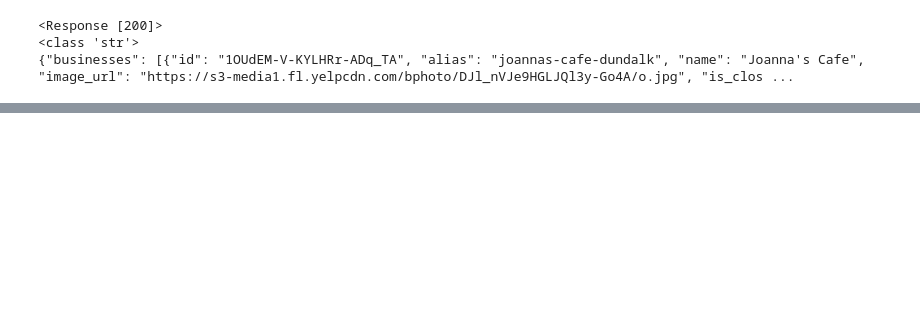
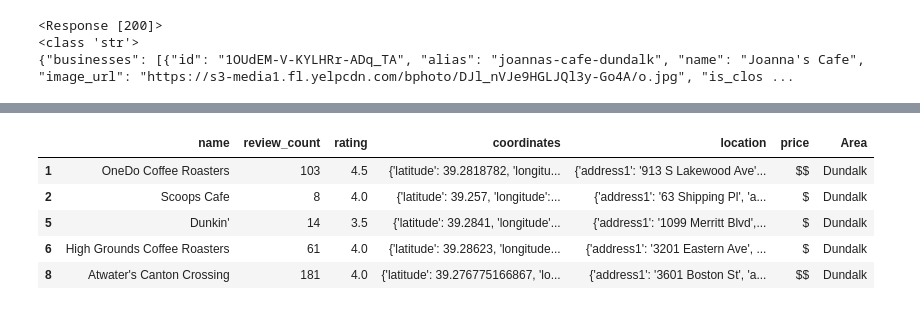
Before and after one commit to jaredfincke/Homework2, a Jupyter notebook: Notebooks/Data_Retrieval.ipynb, the cells around one changed output, grey strips where cells are left out. Drawn from its saved outputs; the diff is of its cells as text; code cells hidden in the pictures; blank space fills up the shorter version.

```diff
--- a/Notebooks/Data_Retrieval.ipynb
+++ b/Notebooks/Data_Retrieval.ipynb
@@ -101,6 +101,7 @@ print(response.text[:1000])
 ### Using the Pandas, I put the json into a dataframe and put the csv into the Data folder
 # %%
 ddf = pd.DataFrame.from_dict(response.json()['businesses'])
+ddf['Area'] = 'Dundalk'
 print(len(ddf))
 print(ddf.columns)
 ddf.head()
@@ -148,0 +184,10 @@ cddf = ddf.dropna(axis = 'rows');
+# %%
+Dundalk = cddf.drop(['id', 'alias', 'image_url', 'is_closed', 'url','categories','transactions','phone','display_phone','distance'], axis=1)
+Dundalk.head()
+# %% [output]
+|  | name | review_count | rating | coordinates | location | price | Area |
+| 1 | OneDo Coffee Roasters | 103 | 4.5 | {'latitude': 39.2818782, 'longitu... | {'address1': '913 S Lakewood Ave'... | $$ | Dundalk |
+| 2 | Scoops Cafe | 8 | 4.0 | {'latitude': 39.257, 'longitude':... | {'address1': '63 Shipping Pl', 'a... | $ | Dundalk |
+| 5 | Dunkin' | 14 | 3.5 | {'latitude': 39.2841, 'longitude'... | {'address1': '1099 Merritt Blvd',... | $ | Dundalk |
+| 6 | High Grounds Coffee Roasters | 61 | 4.0 | {'latitude': 39.28623, 'longitude... | {'address1': '3201 Eastern Ave', ... | $ | Dundalk |
+| 8 | Atwater's Canton Crossing | 181 | 4.0 | {'latitude': 39.276775166867, 'lo... | {'address1': '3601 Boston St', 'a... | $$ | Dundalk |
```
Also changed, not shown: parts of 13 cells of this notebook, 5 other files.
